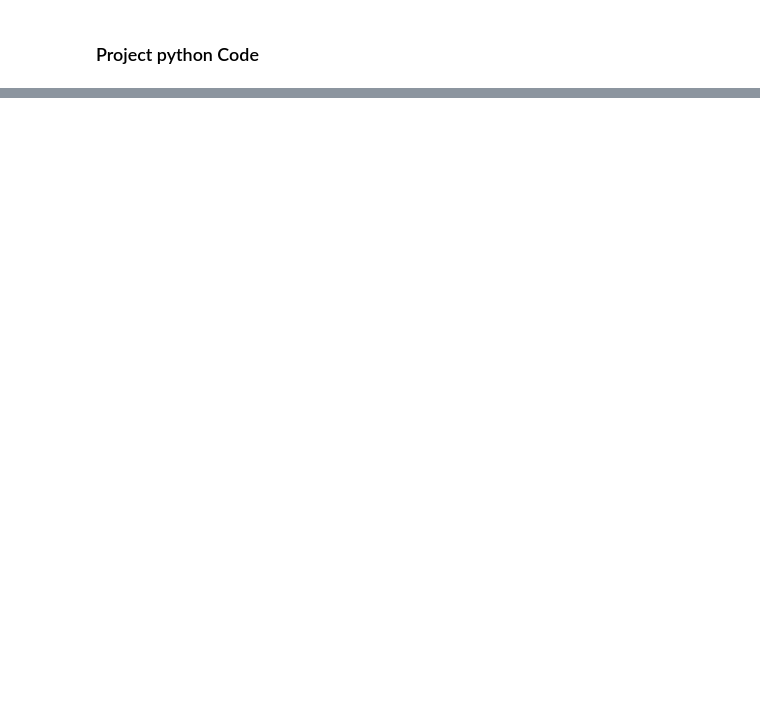
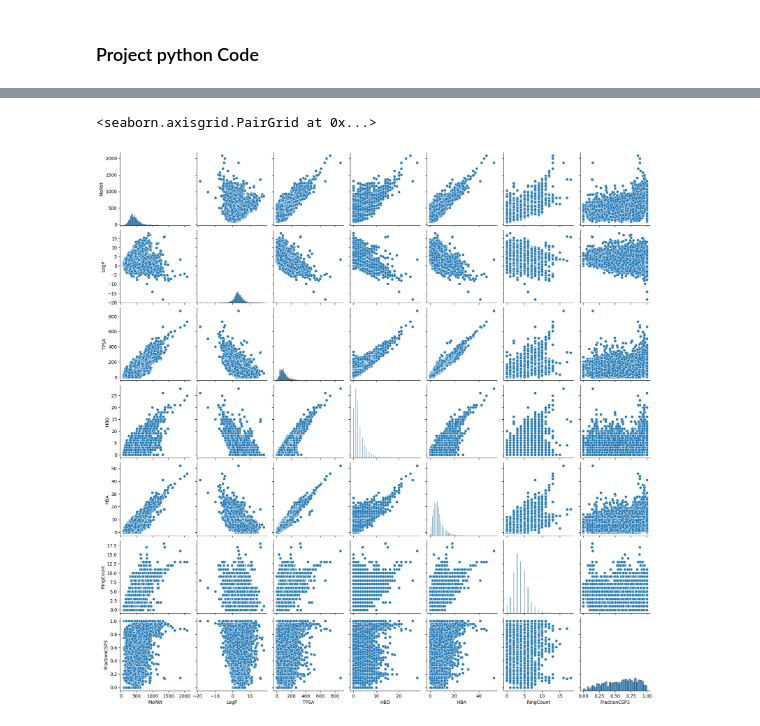
Before and after one commit to Hassan-Haydar/DSA103, a Jupyter notebook: LifeScienceData/project/project.ipynb, the cells around one changed output, grey strips where cells are left out. Cells and saved outputs as stored; diff of their text form; code cells hidden in the pictures; blank space fills up the shorter version.

```diff
--- a/LifeScienceData/project/project.ipynb
+++ b/LifeScienceData/project/project.ipynb
@@ -87,0 +89,5 @@ df_final
+# %%
+sns.pairplot(df_final)
+# %% [output]
+<seaborn.axisgrid.PairGrid at 0x...>
+[figure, added]
```
Also changed, not shown: parts of 5 cells of this notebook.
